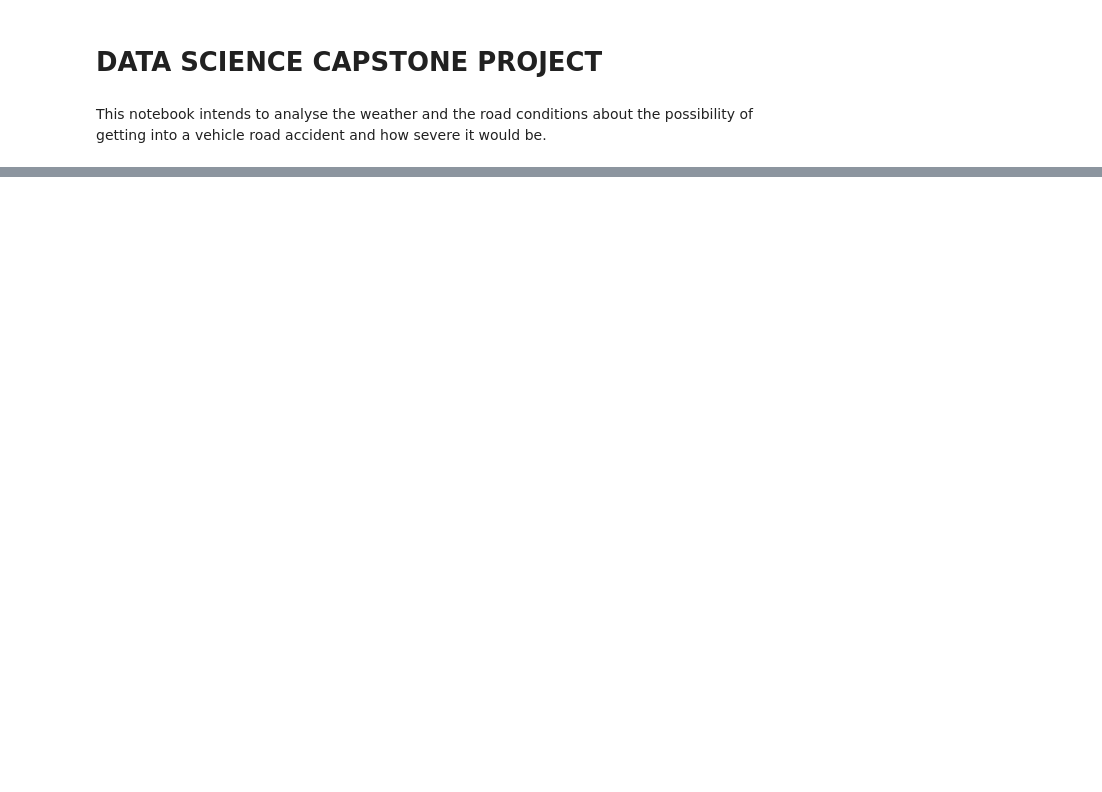
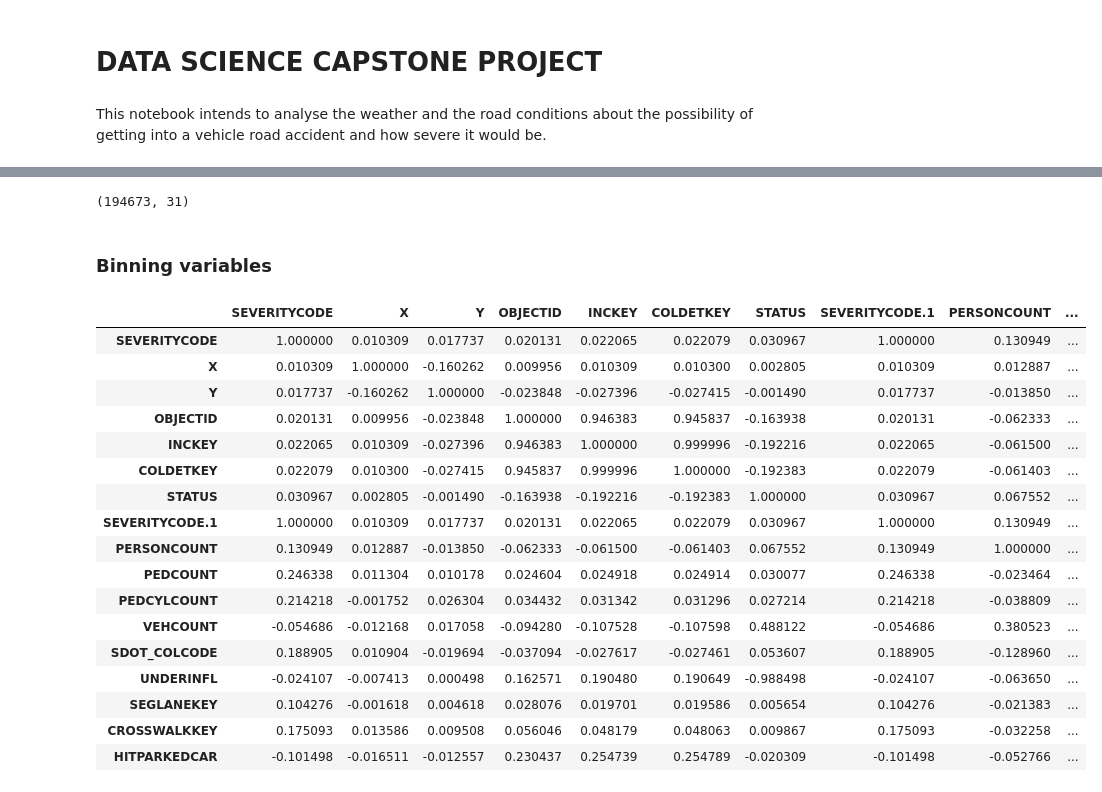
Before and after one commit to yolande22/Coursera_Capstone, a Jupyter notebook: Applied Data Science Capstone final project.ipynb, the cells around one changed output, grey strips where cells are left out. Cells and saved outputs as stored; diff of their text form; code cells hidden in the pictures; blank space fills up the shorter version.

```diff
--- a/Applied Data Science Capstone final project.ipynb
+++ b/Applied Data Science Capstone final project.ipynb
@@ -95,0 +155,63 @@ Hello Capstone Project Course!
+# %%
+# Drop all the variables with more than 5% of missing values
+
+df.drop(["INATTENTIONIND", "INTKEY", "SDOTCOLNUM", "EXCEPTRSNCODE", "EXCEPTRSNDESC", "PEDROWNOTGRNT", "SPEEDING"], axis=1,inplace=True)
+
+df.shape
+# %% [output]
+(194673, 31)
+# %%
+# Replace missing values by 'Unknown'
+
+df['WEATHER'].replace(np.nan,'Unknown', inplace=True)
+df['ROADCOND'].replace(np.nan,'Unknown', inplace=True)
+
+df['LIGHTCOND'].replace(np.nan,'Unknown', inplace=True)
+df['LOCATION'].replace(np.nan,'Unknown', inplace=True)
+
+df['JUNCTIONTYPE'].replace(np.nan,'Unknown', inplace=True)
+df['ADDRTYPE'].replace(np.nan,'Unknown', inplace=True)
+df['ST_COLDESC'].replace(np.nan,'Unknown', inplace=True)
+df['COLLISIONTYPE'].replace(np.nan,'Unknown', inplace=True)
+# %%
+# Deal with missing values on the variables ST_COLCODE and UNDERINFL
+
+df["ST_COLCODE"].replace(np.nan, 99, inplace=True)
+df['UNDERINFL'].replace(np.nan,9, inplace=True)
+# %% [markdown]
+### Binning variables
+# %%
+# Binning categorial variables.
+df['HITPARKEDCAR'].replace(to_replace=['N','Y'], value=[0,1],inplace=True)
+df['UNDERINFL'].replace(to_replace=['0','1'], value=[0,1],inplace=True)
+df['UNDERINFL'].replace(to_replace=['N','Y'], value=[0,1],inplace=True)
+
+df['STATUS'].replace(to_replace=['Unmatched', 'Matched'], value=[0,1],inplace=True)
+# %%
+# Convert variables types
+df[["HITPARKEDCAR"]].astype("int")
+df[["UNDERINFL"]].astype("int")
+df[["STATUS"]].astype("int")
+df[["ST_COLCODE"]].astype("int")
+
+#  Correlation between quantitatives attributes
+df.corr()
+# %% [output]
+|  | SEVERITYCODE | X | Y | OBJECTID | INCKEY | COLDETKEY | STATUS | SEVERITYCODE.1 | PERSONCOUNT | ... |
+| SEVERITYCODE | 1.000000 | 0.010309 | 0.017737 | 0.020131 | 0.022065 | 0.022079 | 0.030967 | 1.000000 | 0.130949 | ... |
+| X | 0.010309 | 1.000000 | -0.160262 | 0.009956 | 0.010309 | 0.010300 | 0.002805 | 0.010309 | 0.012887 | ... |
+| Y | 0.017737 | -0.160262 | 1.000000 | -0.023848 | -0.027396 | -0.027415 | -0.001490 | 0.017737 | -0.013850 | ... |
+| OBJECTID | 0.020131 | 0.009956 | -0.023848 | 1.000000 | 0.946383 | 0.945837 | -0.163938 | 0.020131 | -0.062333 | ... |
+| INCKEY | 0.022065 | 0.010309 | -0.027396 | 0.946383 | 1.000000 | 0.999996 | -0.192216 | 0.022065 | -0.061500 | ... |
+| COLDETKEY | 0.022079 | 0.010300 | -0.027415 | 0.945837 | 0.999996 | 1.000000 | -0.192383 | 0.022079 | -0.061403 | ... |
+| STATUS | 0.030967 | 0.002805 | -0.001490 | -0.163938 | -0.192216 | -0.192383 | 1.000000 | 0.030967 | 0.067552 | ... |
+| SEVERITYCODE.1 | 1.000000 | 0.010309 | 0.017737 | 0.020131 | 0.022065 | 0.022079 | 0.030967 | 1.000000 | 0.130949 | ... |
+| PERSONCOUNT | 0.130949 | 0.012887 | -0.013850 | -0.062333 | -0.061500 | -0.061403 | 0.067552 | 0.130949 | 1.000000 | ... |
+| PEDCOUNT | 0.246338 | 0.011304 | 0.010178 | 0.024604 | 0.024918 | 0.024914 | 0.030077 | 0.246338 | -0.023464 | ... |
+| PEDCYLCOUNT | 0.214218 | -0.001752 | 0.026304 | 0.034432 | 0.031342 | 0.031296 | 0.027214 | 0.214218 | -0.038809 | ... |
+| VEHCOUNT | -0.054686 | -0.012168 | 0.017058 | -0.094280 | -0.107528 | -0.107598 | 0.488122 | -0.054686 | 0.380523 | ... |
+| SDOT_COLCODE | 0.188905 | 0.010904 | -0.019694 | -0.037094 | -0.027617 | -0.027461 | 0.053607 | 0.188905 | -0.128960 | ... |
+| UNDERINFL | -0.024107 | -0.007413 | 0.000498 | 0.162571 | 0.190480 | 0.190649 | -0.988498 | -0.024107 | -0.063650 | ... |
+| SEGLANEKEY | 0.104276 | -0.001618 | 0.004618 | 0.028076 | 0.019701 | 0.019586 | 0.005654 | 0.104276 | -0.021383 | ... |
+| CROSSWALKKEY | 0.175093 | 0.013586 | 0.009508 | 0.056046 | 0.048179 | 0.048063 | 0.009867 | 0.175093 | -0.032258 | ... |
+| HITPARKEDCAR | -0.101498 | -0.016511 | -0.012557 | 0.230437 | 0.254739 | 0.254789 | -0.020309 | -0.101498 | -0.052766 | ... |
```
Also changed, not shown: parts of 63 cells of this notebook.
